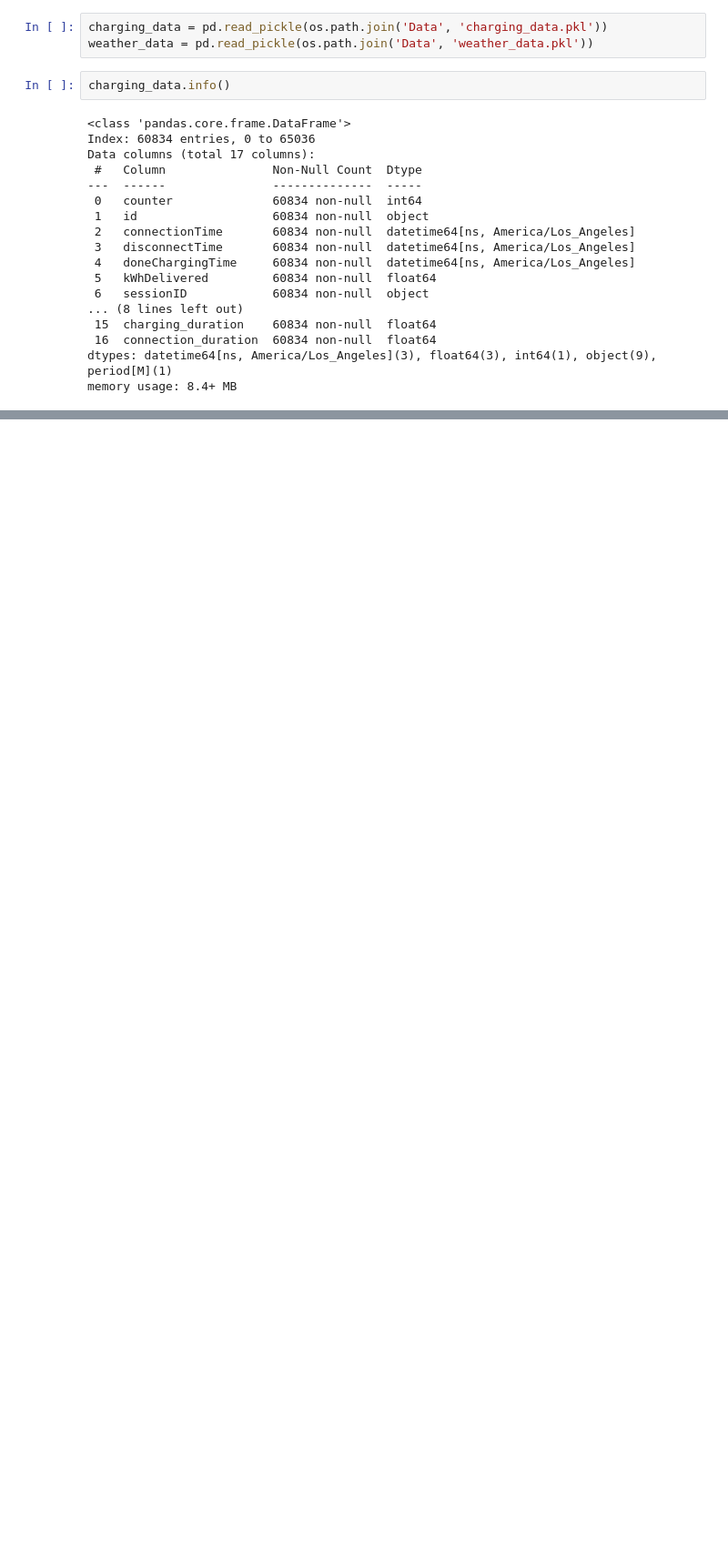
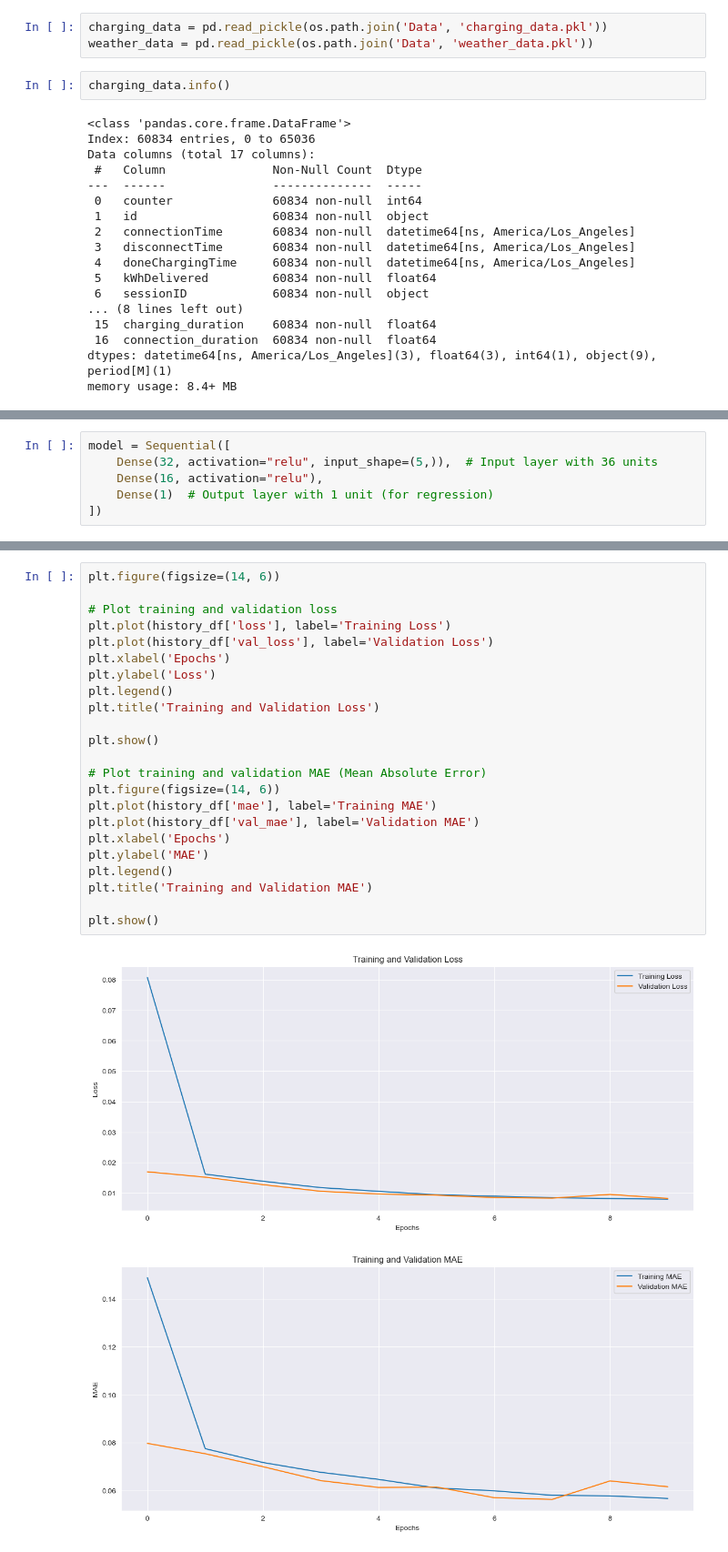
Before and after one commit to pmoll01/AA2024_Groupwork_DynamoData, a Jupyter notebook: chs-code.ipynb, the cells around one changed output, grey strips where cells are left out. Shown at 91% size. Cells and saved outputs as stored; diff of their text form; blank space fills up the shorter version.

```diff
--- a/chs-code.ipynb
+++ b/chs-code.ipynb
@@ -278,0 +199,6 @@ plt.show()
+# %%
+model = Sequential([
+    Dense(32, activation="relu", input_shape=(5,)),  # Input layer with 36 units
+    Dense(16, activation="relu"),
+    Dense(1)  # Output layer with 1 unit (for regression)
+])
@@ -278,0 +310,26 @@ plt.show()
+# %%
+plt.figure(figsize=(14, 6))
+
+# Plot training and validation loss
+plt.plot(history_df['loss'], label='Training Loss')
+plt.plot(history_df['val_loss'], label='Validation Loss')
+plt.xlabel('Epochs')
+plt.ylabel('Loss')
+plt.legend()
+plt.title('Training and Validation Loss')
+
+plt.show()
+
+# Plot training and validation MAE (Mean Absolute Error)
+plt.figure(figsize=(14, 6))
+plt.plot(history_df['mae'], label='Training MAE')
+plt.plot(history_df['val_mae'], label='Validation MAE')
+plt.xlabel('Epochs')
+plt.ylabel('MAE')
+plt.legend()
+plt.title('Training and Validation MAE')
+
+plt.show()
+# %% [output]
+[figure, added]
+[figure, added]
```
Also changed, not shown: parts of 44 cells of this notebook.
